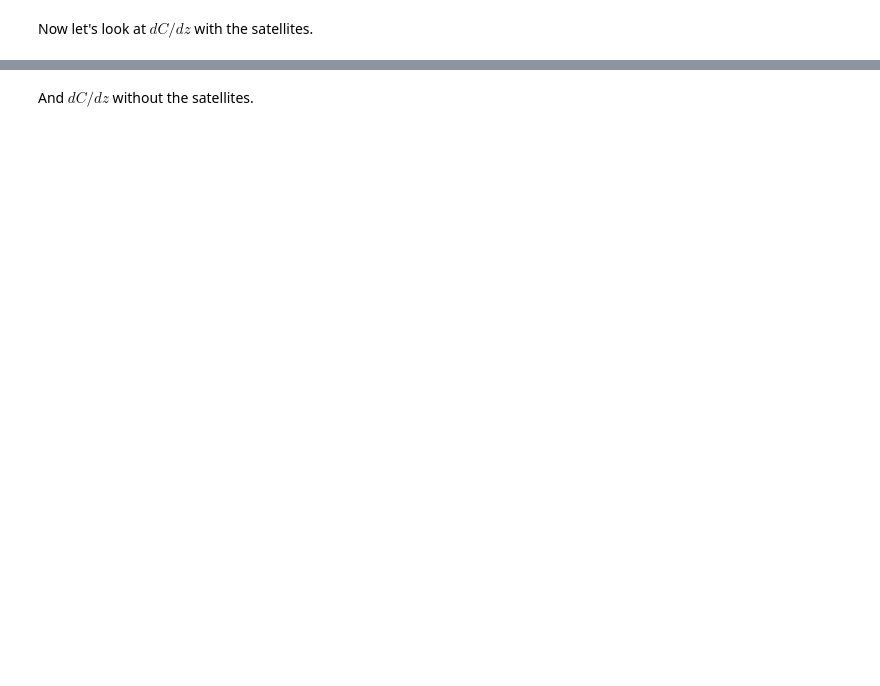
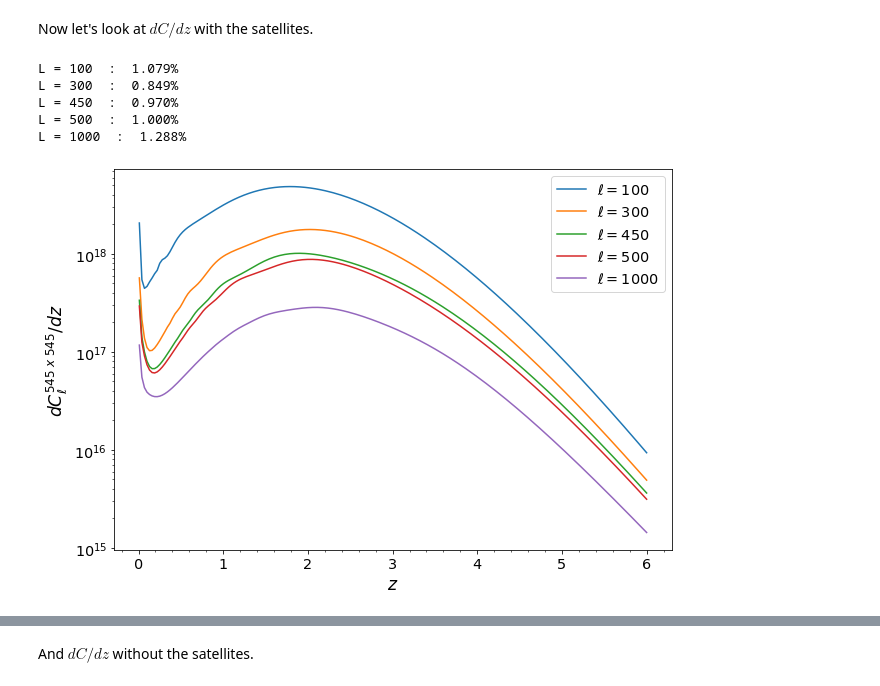
Before and after one commit to simonsobs/hmvec, a Jupyter notebook: cib_example.ipynb, the cells around one changed output, grey strips where cells are left out. Cells and saved outputs as stored; diff of their text form; code cells hidden in the pictures; blank space fills up the shorter version.

```diff
--- a/cib_example.ipynb
+++ b/cib_example.ipynb
@@ -119,17 +165,28 @@ plt.ylabel(rf'$C^{{ {autofreq[0]/1e9:.0f} \; x \; {autofreq[0]/1e9:.0f} }}_\ell$
 Now let's look at $dC/dz$ with the satellites.
 # %%
 #Plot dC/dz With Satellites
-test_ells = np.array([100, 300, 500, 1000])
+test_ells = np.array([100, 300, 450, 500, 1000])
 plt.figure(figsize=(10,7))
 for ell in test_ells:
     #Get index
     i = np.where(abs(ell - ells) <= 1)[0][0]
 
     #Spectra
     plt.semilogy(redshifts, dcdz_tot[:, i], label=rf"$\ell = {ells[i]:0.0f}$")
 
+    print(f'L = {ell}  :  {np.sum(dcdz_tot[:5, i])/np.sum(dcdz_tot[:, i]) * 100:.3f}%')
+
     #Gravy
     plt.xlabel(r'$z$')
-    plt.ylabel(rf'$C^{{ {autofreq[0]/1e9:.0f} \;\text{x}\; {autofreq[0]/1e9:.0f} }}_\ell / dz$')
+    plt.ylabel(rf'$dC^{{ {autofreq[0]/1e9:.0f} \;x\; {autofreq[0]/1e9:.0f} }}_\ell / dz$')
     plt.legend()
-    plt.minorticks_on();
+    plt.minorticks_on()
+
+plt.savefig('dcdz_545.pdf', bbox_inches='tight', dpi=600)
+# %% [output]
+L = 100  :  1.079%
+L = 300  :  0.849%
+L = 450  :  0.970%
+L = 500  :  1.000%
+L = 1000  :  1.288%
+[figure, added]
```
Also changed, not shown: parts of 25 cells of this notebook, 1 other file.
